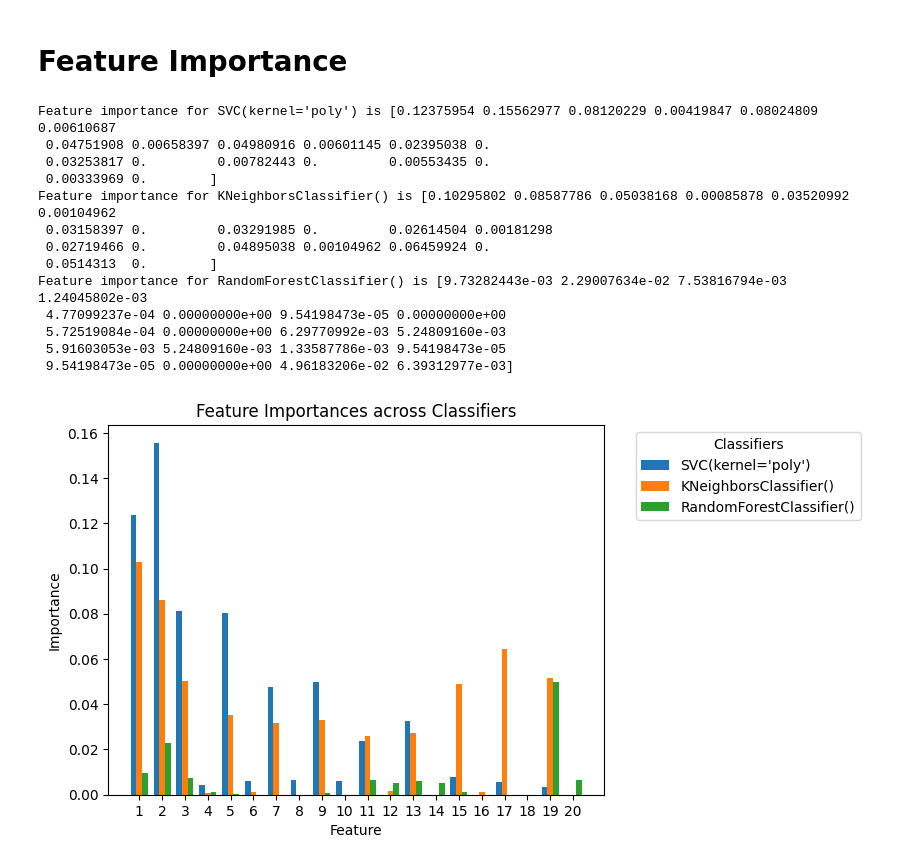
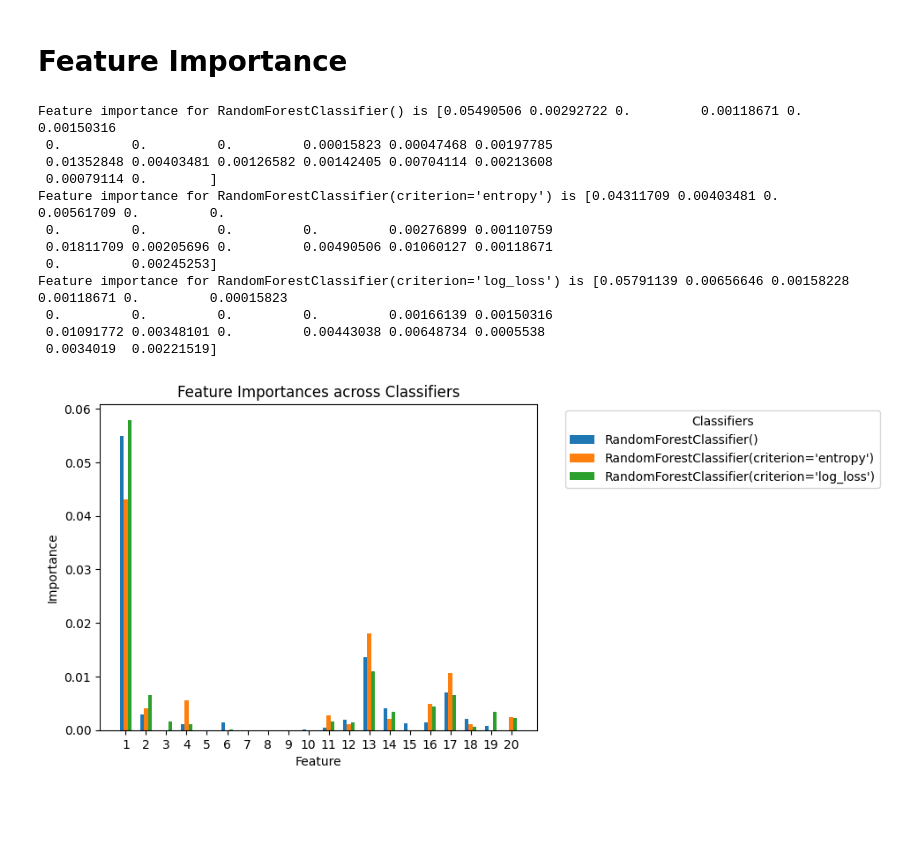
Before and after one commit to felicialuo/Smart_Home_Danger_Detection_Alert, a Jupyter notebook: ensemble.ipynb, the cells around one changed output. Cells and saved outputs as stored; diff of their text form; code cells hidden in the pictures; blank space fills up the shorter version.

```diff
--- a/ensemble.ipynb
+++ b/ensemble.ipynb
@@ -91,9 +89,9 @@ y = np.array(vclip_labels)
 X_train, X_test, y_train, y_test = train_test_split(X, y, test_size=0.25, random_state=10)
 
 classifiers = [
-               SVC(kernel='poly'),
-               KNeighborsClassifier(),
-               KNeighborsClassifier(n_neighbors=12),
+            #    SVC(kernel='poly'),
+            #    KNeighborsClassifier(),
+            #    KNeighborsClassifier(n_neighbors=12),
                RandomForestClassifier(),
                RandomForestClassifier(criterion='entropy'),
                RandomForestClassifier(criterion='log_loss'),
@@ -101,7 +99,7 @@ classifiers = [
                # RandomForestClassifier(n_estimators=30, criterion='entropy', max_depth=5)
             ]
 
-print("Leave one trial out cross-val accuracy for")
+print("Accuracy for")
 all_accuracies = []
 for clf_model in classifiers:
     # accuracy = []
@@ -191,54 +186,55 @@ Normal
 # %% [markdown]
 # Feature Importance
 # %%
+import matplotlib.pyplot as plt
+
 # feature permutation importance
 feature_names = list(range(1, 21))
 
 all_importances = []
 for clf_model in classifiers:
-    importance = permutation_importance(clf_model, X, Y, n_repeats=40, random_state=0)
+    importance = permutation_importance(clf_model, X_train, y_train, n_repeats=40, random_state=0)
     all_importances.append(importance.importances_mean)
     print("Feature importance for", clf_model, "is", importance.importances_mean)
 
 all_importances = np.array(all_importances)
 
 # Plot
 num_classifiers, num_features = all_importances.shape
-bar_width = 0.25  # Width of the bars
+bar_width = 0.2  # Width of the bars
 x_indices = np.arange(num_features)  # X-axis positions for the bars
 
 # Create a bar for each classifier
 for i in range(num_classifiers):
     bars = plt.bar(x_indices + i * bar_width, all_importances[i], width=bar_width, label=str(classifiers[i]))
     # Add rankings
     rankings_id = np.argsort(all_importances[i])[::-1]
     rankings = np.zeros(num_features)
     for i, rank in enumerate(rankings_id):
         rankings[rank] = i
 
     # for bar, ranking in zip(bars, rankings):
     #     plt.text(bar.get_x() + bar.get_width() / 2, bar.get_height(), f'#{int(ranking + 1)}', ha='center', va='bottom')
 
 # Labels and Legend
 plt.xlabel('Feature')
 plt.ylabel('Importance')
 plt.title('Feature Importances across Classifiers')
 plt.xticks(x_indices + bar_width * (num_classifiers - 1) / 2, feature_names)
 plt.legend(title='Classifiers', bbox_to_anchor=(1.05, 1), loc='upper left')
 
 plt.show()
 # %% [output]
-Feature importance for SVC(kernel='poly') is [0.12375954 0.15562977 0.08120229 0.00419847 0.08024809 0.00610687
- 0.04751908 0.00658397 0.04980916 0.00601145 0.02395038 0.
- 0.03253817 0.         0.00782443 0.         0.00553435 0.
- 0.00333969 0.        ]
-Feature importance for KNeighborsClassifier() is [0.10295802 0.08587786 0.05038168 0.00085878 0.03520992 0.00104962
- 0.03158397 0.         0.03291985 0.         0.02614504 0.00181298
- 0.02719466 0.         0.04895038 0.00104962 0.06459924 0.
- 0.0514313  0.        ]
-Feature importance for RandomForestClassifier() is [9.73282443e-03 2.29007634e-02 7.53816794e-03 1.24045802e-03
- 4.77099237e-04 0.00000000e+00 9.54198473e-05 0.00000000e+00
- 5.72519084e-04 0.00000000e+00 6.29770992e-03 5.24809160e-03
- 5.91603053e-03 5.24809160e-03 1.33587786e-03 9.54198473e-05
- 9.54198473e-05 0.00000000e+00 4.96183206e-02 6.39312977e-03]
+Feature importance for RandomForestClassifier() is [0.05490506 0.00292722 0.         0.00118671 0.         0.00150316
+ 0.         0.         0.         0.00015823 0.00047468 0.00197785
+ 0.01352848 0.00403481 0.00126582 0.00142405 0.00704114 0.00213608
+ 0.00079114 0.        ]
+Feature importance for RandomForestClassifier(criterion='entropy') is [0.04311709 0.00403481 0.         0.00561709 0.         0.
+ 0.         0.         0.         0.         0.00276899 0.00110759
+ 0.01811709 0.00205696 0.         0.00490506 0.01060127 0.00118671
+ 0.         0.00245253]
+Feature importance for RandomForestClassifier(criterion='log_loss') is [0.05791139 0.00656646 0.00158228 0.00118671 0.         0.00015823
+ 0.         0.         0.         0.         0.00166139 0.00150316
+ 0.01091772 0.00348101 0.         0.00443038 0.00648734 0.0005538
+ 0.0034019  0.00221519]
-[figure, old version]
+[figure, new version]
```
Also changed, not shown: parts of 5 cells of this notebook, 5 other files.
